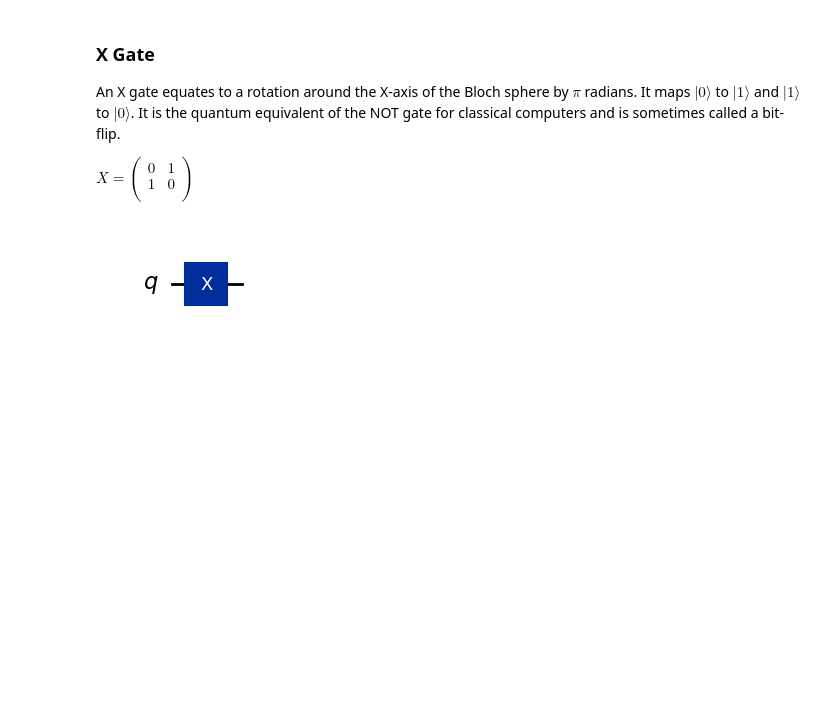
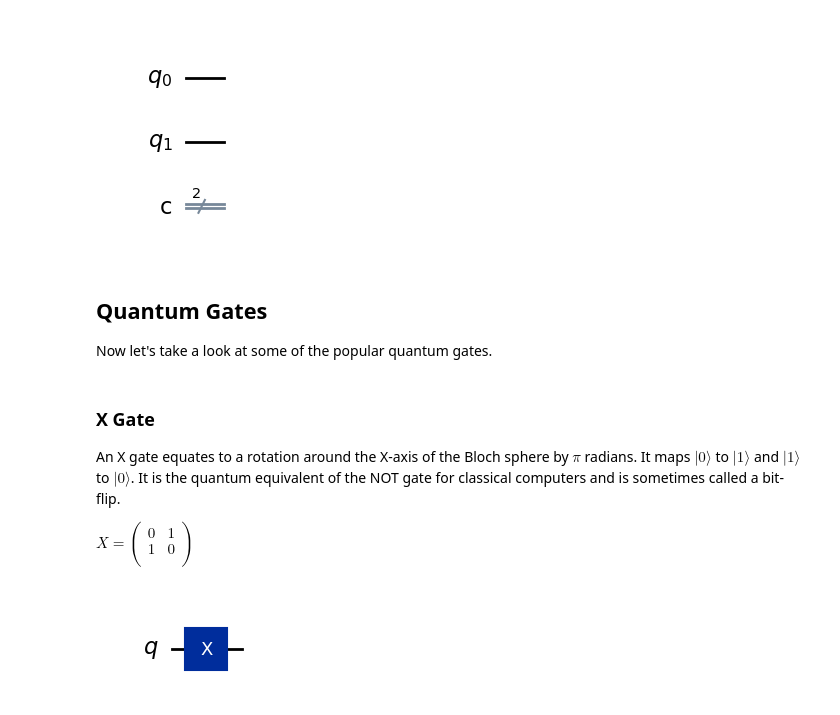
Before and after one commit to quantum-kittens/ICFO_SpringSchool_2025, a Jupyter notebook: Hands-on with Qiskit - Quantum Gates.ipynb, the cells around one changed output. Saved outputs shown, nothing was run; the diff lists cells and outputs as text; code cells hidden in the pictures; blank space fills up the shorter version.

```diff
--- a/Hands-on with Qiskit - Quantum Gates.ipynb
+++ b/Hands-on with Qiskit - Quantum Gates.ipynb
@@ -15,3 +23,16 @@ Quantum circuits are models for quantum computation in which a computation is a
+# %%
+# Quantum circuit with a Quantum Register named 'q' that has two qubits, and a Ccassical Register named 'c' with two classical bits
+
+qr = QuantumRegister(2,'q')
+cr = ClassicalRegister(2,'c')
+
+qc = QuantumCircuit(qr,cr) # creates quantum circuit with 2 qubits
+qc.draw(output='mpl') #draws the quantum circuit
+# %% [output]
+[figure, added]
+# %% [markdown]
+## Quantum Gates
+ Now let's take a look at some of the popular quantum gates.
 # %% [markdown]
 ### X Gate
 An X gate equates to a rotation around the X-axis of the Bloch sphere by $\pi$ radians.
```
Also changed, not shown: parts of 5 cells of this notebook.
